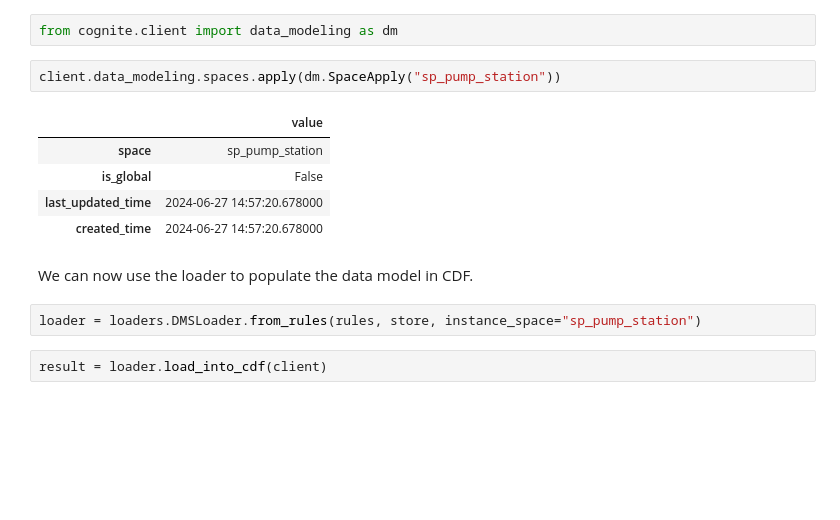
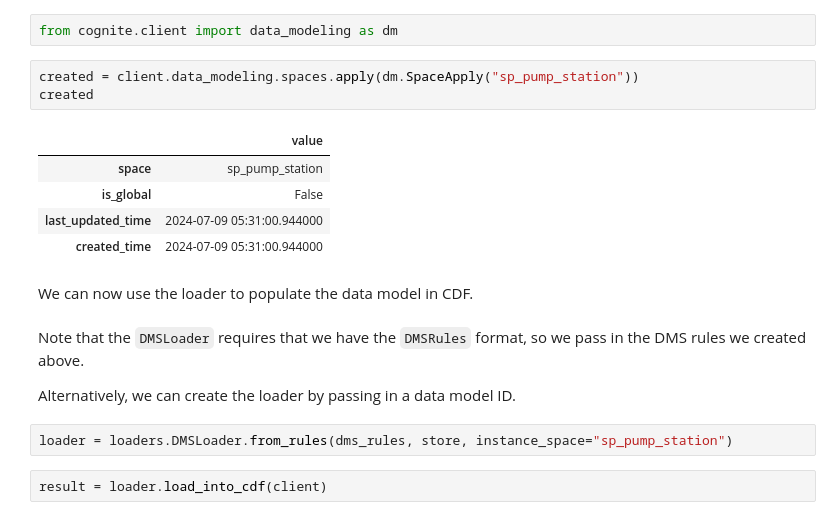
Before and after one commit to cognitedata/neat, a Jupyter notebook: docs/tutorials/asset_hierarchy_migration.ipynb, the cells around one changed output. Cells and saved outputs as stored; diff of their text form; blank space fills up the shorter version.

```diff
--- a/docs/tutorials/asset_hierarchy_migration.ipynb
+++ b/docs/tutorials/asset_hierarchy_migration.ipynb
@@ -227,17 +272,22 @@ First, we ensure the instance space exists.
 # %%
 from cognite.client import data_modeling as dm
 # %%
-client.data_modeling.spaces.apply(dm.SpaceApply("sp_pump_station"))
+created = client.data_modeling.spaces.apply(dm.SpaceApply("sp_pump_station"))
+created
 # %% [output]
 |  | value |
 | space | sp_pump_station |
 | is_global | False |
-| last_updated_time | 2024-06-27 14:57:20.678000 |
-| created_time | 2024-06-27 14:57:20.678000 |
+| last_updated_time | 2024-07-09 05:31:00.944000 |
+| created_time | 2024-07-09 05:31:00.944000 |
 # %% [markdown]
 We can now use the loader to populate the data model in CDF.
+# %% [markdown]
+Note that the `DMSLoader` requires that we have the `DMSRules` format, so we pass in the DMS rules we created above.
+
+Alternatively, we can create the loader by passing in a data model ID.
 # %%
-loader = loaders.DMSLoader.from_rules(rules, store, instance_space="sp_pump_station")
+loader = loaders.DMSLoader.from_rules(dms_rules, store, instance_space="sp_pump_station")
 # %%
 result = loader.load_into_cdf(client)
 # %%
```
Also changed, not shown: parts of 19 cells of this notebook, 6 other files.
